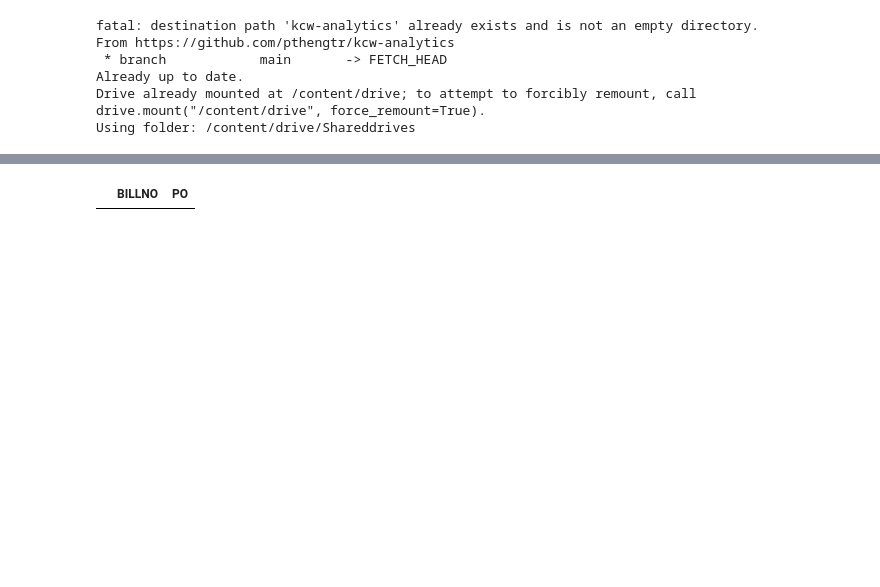
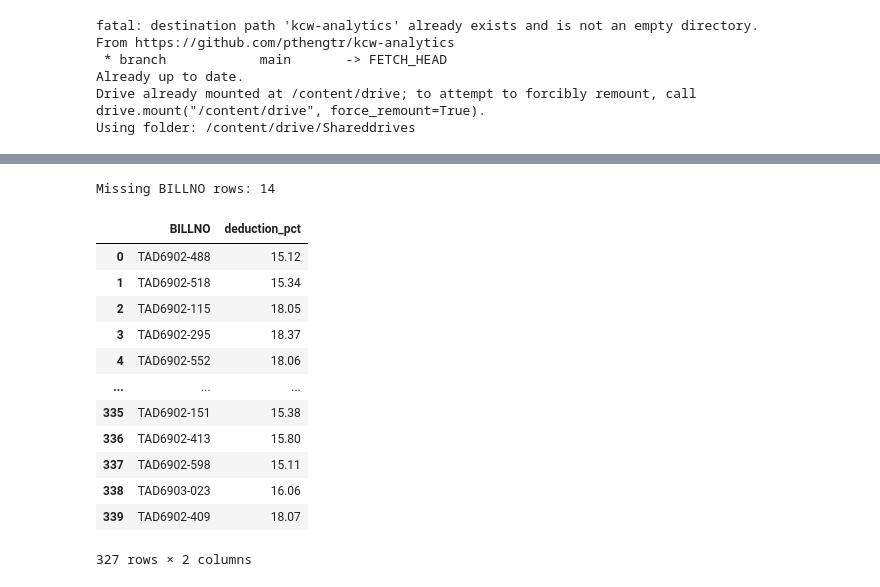
Before and after one commit to pthengtr/kcw-analytics, a Jupyter notebook: notebooks/72_online_lazada.ipynb, the cells around one changed output, grey strips where cells are left out. Drawn from its saved outputs; the diff is of its cells as text; code cells hidden in the pictures; blank space fills up the shorter version.

```diff
--- a/notebooks/72_online_lazada.ipynb
+++ b/notebooks/72_online_lazada.ipynb
@@ -164,7 +193,6 @@ df_lookup["BILLNO"] = df_lookup["BILLNO"].astype("string").str.strip()
 # %%
-df_out = df_left.merge(
-    df_lookup,
-    left_on="REF_TRIM_END",
-    right_on="PO",
-    how="left"
-)
+df_end = df_left.merge(df_lookup, left_on="REF_TRIM_END", right_on="PO", how="left")
+df_front = df_left.merge(df_lookup, left_on="REF_TRIM_FRONT", right_on="PO", how="left")
+
+df_out = df_end.copy()
+df_out["BILLNO"] = df_end["BILLNO"].combine_first(df_front["BILLNO"])
@@ -193,7 +199,45 @@ df_found = df_simas[
-# %%
-df_found[["BILLNO","PO"]]
-# %% [output]
-|  | BILLNO | PO |
+# %%
+import numpy as np
+
+# ---- count missing first (for audit) ----
+missing_billno_cnt = df_out["BILLNO"].isna().sum()
+
+# ---- build output table ----
+df_final_pct = (
+    df_out
+    .dropna(subset=["BILLNO"])
+    .copy()
+)
+
+df_final_pct["deduction_pct"] = np.where(
+    df_final_pct["amount_positive"] > 0,
+    100 * (1 - df_final_pct["amount_signed"] / df_final_pct["amount_positive"]),
+    np.nan
+)
+
+df_final_pct["deduction_pct"] = df_final_pct["deduction_pct"].round(2)
+
+df_final_pct = df_final_pct[["BILLNO", "deduction_pct"]]
+# %%
+print("Missing BILLNO rows:", missing_billno_cnt)
+# %% [output]
+Missing BILLNO rows: 14
+# %%
+df_final_pct
+# %% [output]
+|  | BILLNO | deduction_pct |
+| 0 | TAD6902-488 | 15.12 |
+| 1 | TAD6902-518 | 15.34 |
+| 2 | TAD6902-115 | 18.05 |
+| 3 | TAD6902-295 | 18.37 |
+| 4 | TAD6902-552 | 18.06 |
+| ... | ... | ... |
+| 335 | TAD6902-151 | 15.38 |
+| 336 | TAD6902-413 | 15.80 |
+| 337 | TAD6902-598 | 15.11 |
+| 338 | TAD6903-023 | 16.06 |
+| 339 | TAD6902-409 | 18.07 |
+327 rows × 2 columns
 # %%
 folder = os.path.join(
     BASE_FOLDER,
```
Also changed, not shown: parts of 12 cells of this notebook.
